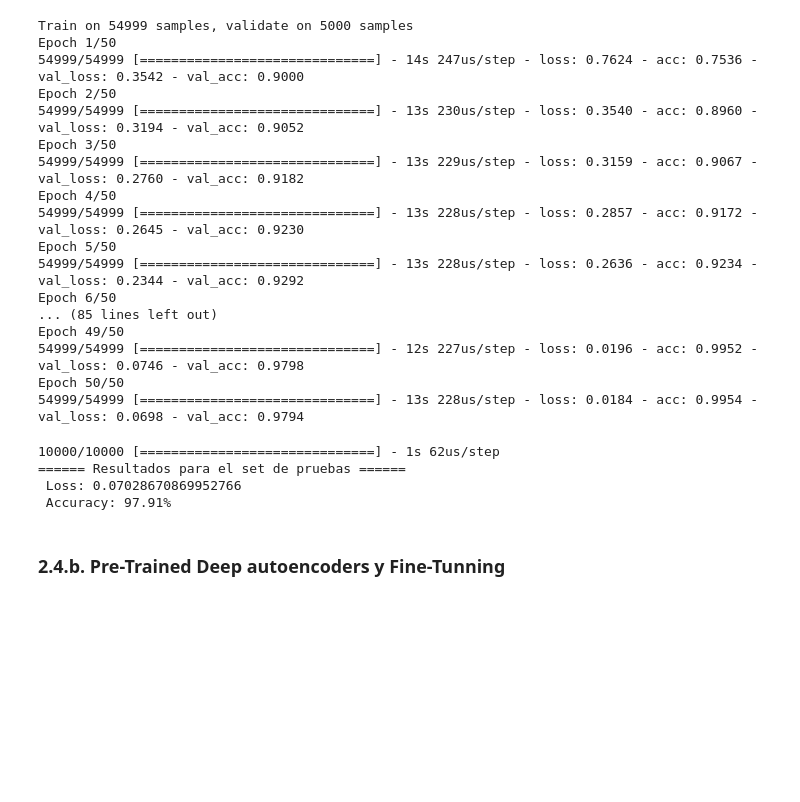
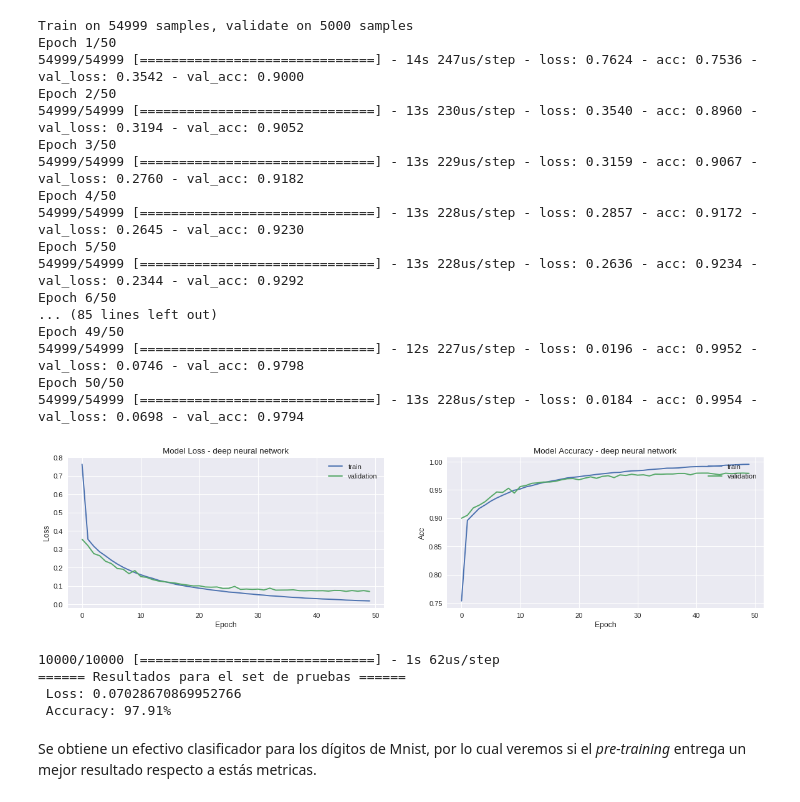
Before and after one commit to rigonzal/ANN, a Jupyter notebook: Approach3/Pregunta_2_colab.ipynb, the cells around one changed output. Cells and saved outputs as stored; diff of their text form; code cells hidden in the pictures; blank space fills up the shorter version.

```diff
--- a/Approach3/Pregunta_2_colab.ipynb
+++ b/Approach3/Pregunta_2_colab.ipynb
@@ -1191,8 +1217,10 @@ Epoch 49/50
 Epoch 50/50
 54999/54999 [==============================] - 13s 228us/step - loss: 0.0184 - acc: 0.9954 - val_loss: 0.0698 - val_acc: 0.9794
 # %%
-losses,accs = get_metrics_lists(history_1_a_list[i])
-triple_plot(losses,accs,'Model Loss - '+str(dims[i])+' DIM')
+losses,accs = get_metrics_lists(history_4_a)
+triple_plot(losses,accs,'Model Loss - deep neural network')
+# %% [output]
+[figure, added]
 # %%
 scores = model_4_a.evaluate(x_test, Y_test_a, verbose=1)
 print("====== Resultados para el set de pruebas ======")
@@ -1203,5 +1231,5 @@ print(" Accuracy: " + str(round(scores[1]*100,2)) + "%")
 ====== Resultados para el set de pruebas ======
  Loss: 0.07028670869952766
  Accuracy: 97.91%
-# %% [markdown]
-###  2.4.b. Pre-Trained Deep autoencoders y Fine-Tunning
+# %% [markdown]
+Se obtiene un efectivo clasificador para los dígitos de Mnist, por lo cual veremos si el *pre-training* entrega un mejor resultado respecto a estás metricas.
```
Also changed, not shown: parts of 41 cells of this notebook.
